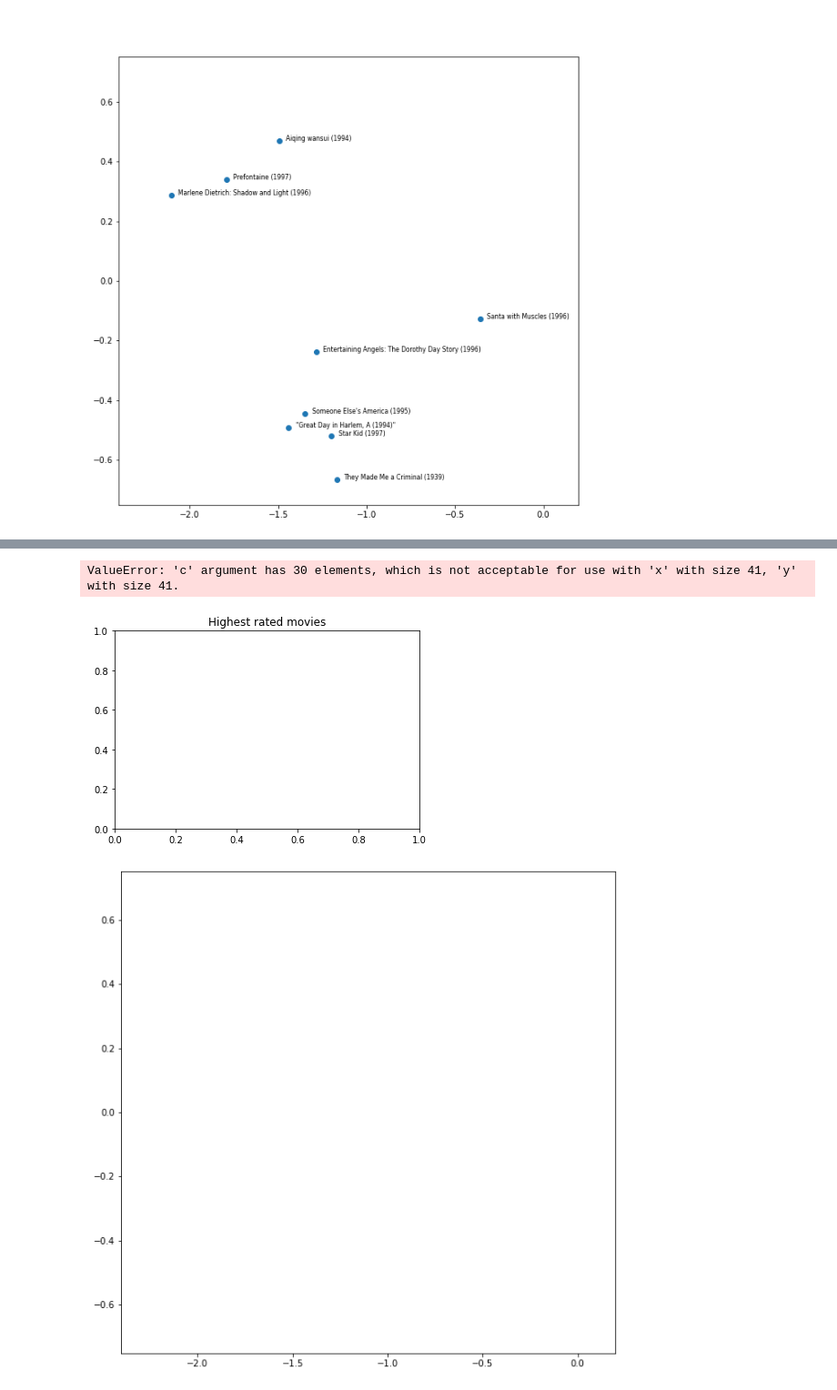
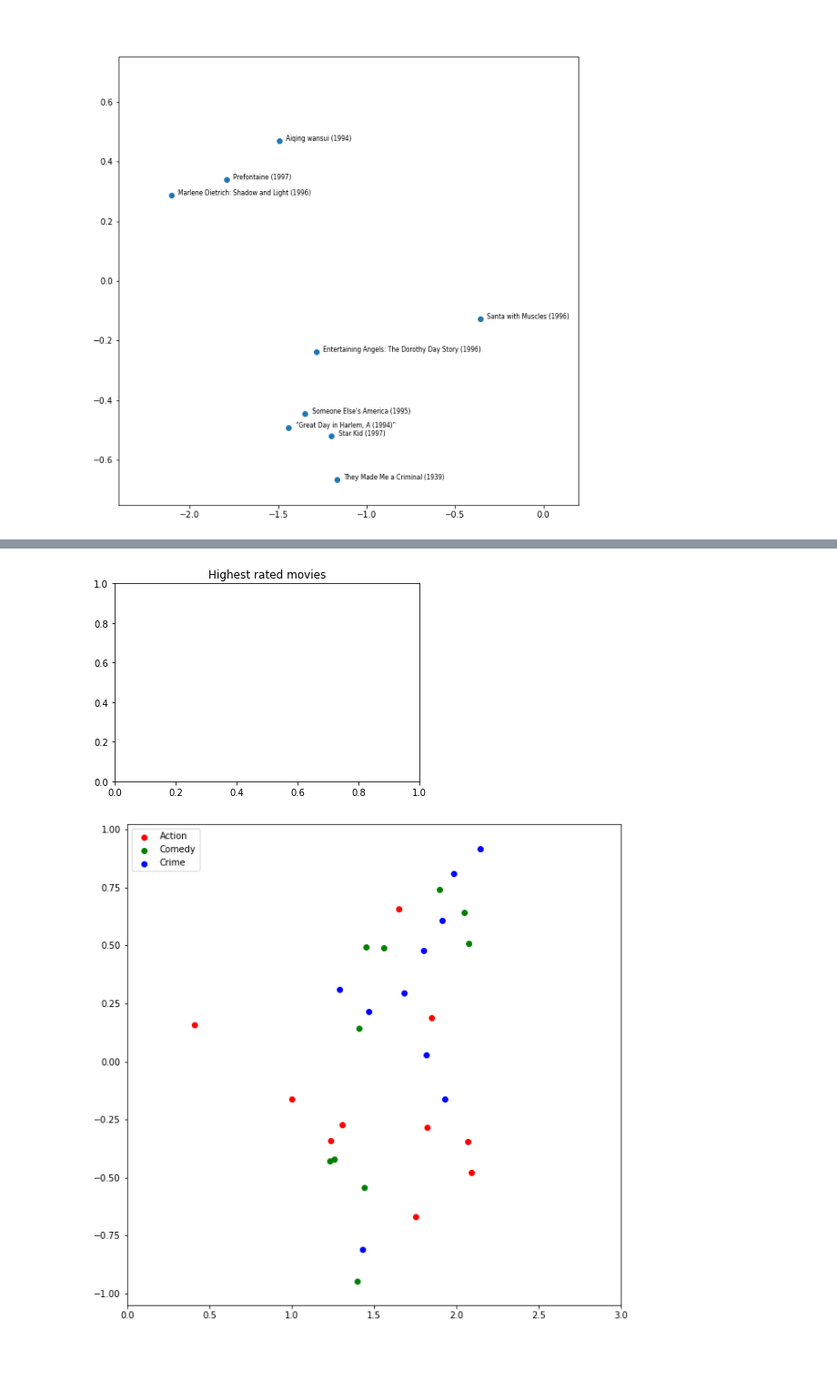
Before and after one commit to danezhou/CS155_Project2, a Jupyter notebook: Basic SVD Visualizations.ipynb, the cells around one changed output, grey strips where cells are left out. Shown at 91% size. Drawn from its saved outputs; the diff is of its cells as text; code cells hidden in the pictures; blank space fills up the shorter version.

Commit message:
Add last visualization.

```diff
--- a/Basic SVD Visualizations.ipynb
+++ b/Basic SVD Visualizations.ipynb
@@ -321,18 +335,37 @@ print(genre_movies_x.shape)
-# %%
-titles = []
-for i,most in enumerate(genre_movies):
-    titles.append(movie_ids[most+1])
-
-plt.title("Highest rated movies")
-plt.figure(figsize=(10,10))
-axes = plt.gca()
-axes.set_xlim([-2.4,0.2])
-axes.set_ylim([-0.75,0.75])
-plt.scatter(genre_movies_x, genre_movies_y, c=color)
-for i, txt in enumerate(titles):
-    plt.annotate(txt, (genre_movies_x[i]+.04, genre_movies_y[i]), fontsize=7.5)
-plt.show()
-# %% [output]
-ValueError: 'c' argument has 30 elements, which is not acceptable for use with 'x' with size 41, 'y' with size 41.
-[figure, removed]
-[figure, removed]
+# %%
+plt.title("Highest rated movies")
+plt.figure(figsize=(10,10))
+axes = plt.gca()
+axes.set_xlim([0,3])
+
+# titles = []
+# for i,most in enumerate(action_movies):
+#     titles.append(movie_ids[most+1])
+
+
+axes.scatter(action_movies_x, action_movies_y, c='r', label="Action")
+# for i, txt in enumerate(titles):
+#    plt.annotate(txt, (action_movies_x[i]+.04, action_movies_y[i]), fontsize=7.5)
+
+# titles = []
+# for i,most in enumerate(comedy_movies):
+#     titles.append(movie_ids[most+1])
+
+axes.scatter(comedy_movies_x, comedy_movies_y, c='g', label="Comedy")
+# for i, txt in enumerate(titles):
+#    plt.annotate(txt, (comedy_movies_x[i]+.04, comedy_movies_y[i]), fontsize=7.5)
+
+# titles = []
+# for i,most in enumerate(crime_movies):
+#     titles.append(movie_ids[most+1])
+
+axes.scatter(crime_movies_x, crime_movies_y, c='b', label="Crime")
+# for i, txt in enumerate(titles):
+#     plt.annotate(txt, (crime_movies_x[i]+.04, crime_movies_y[i]), fontsize=7.5)
+
+plt.legend(loc='upper left');
+
+plt.show()
+# %% [output]
+[figure, added]
+[figure, added]
```
Also changed, not shown: parts of 1 cell of this notebook.
